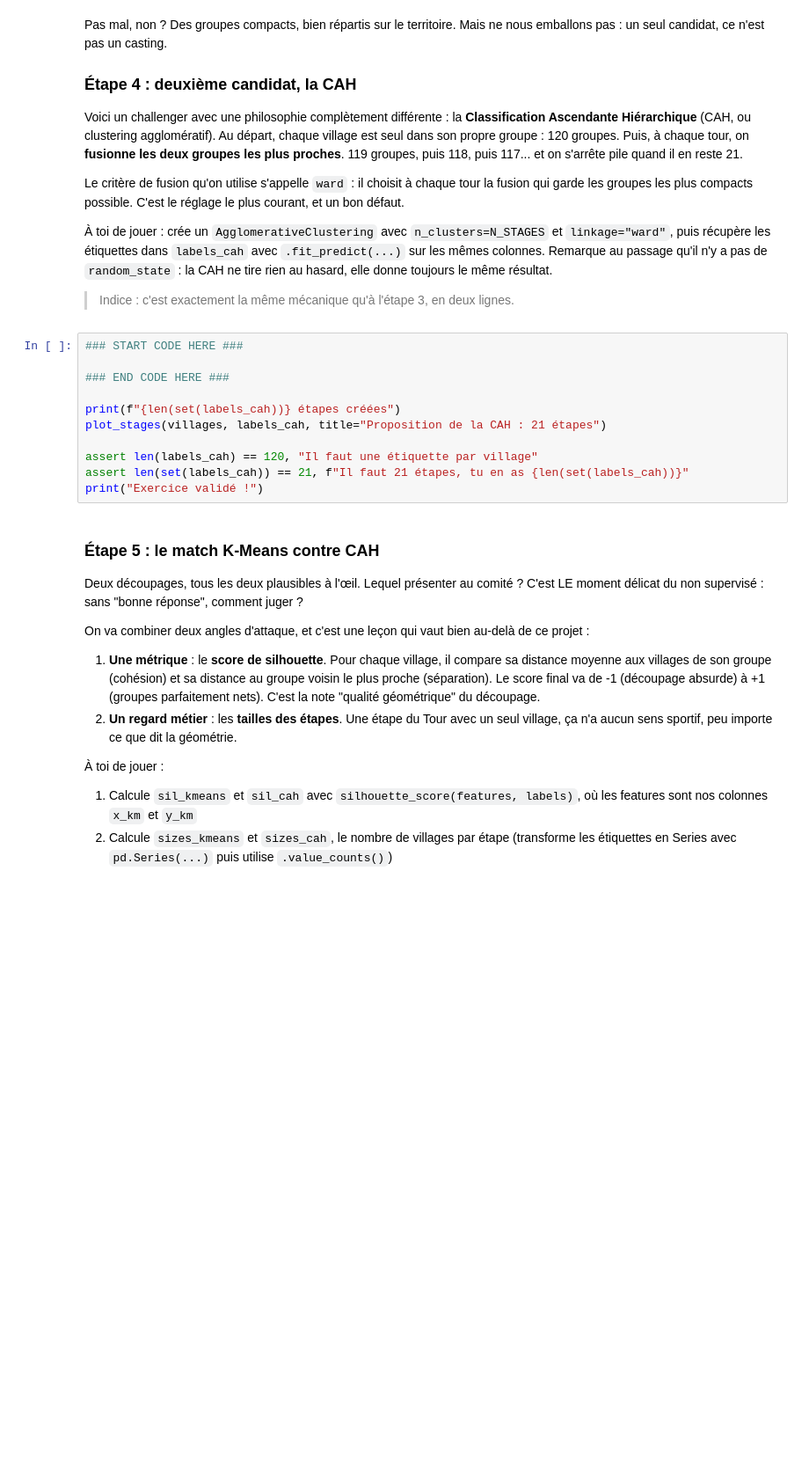
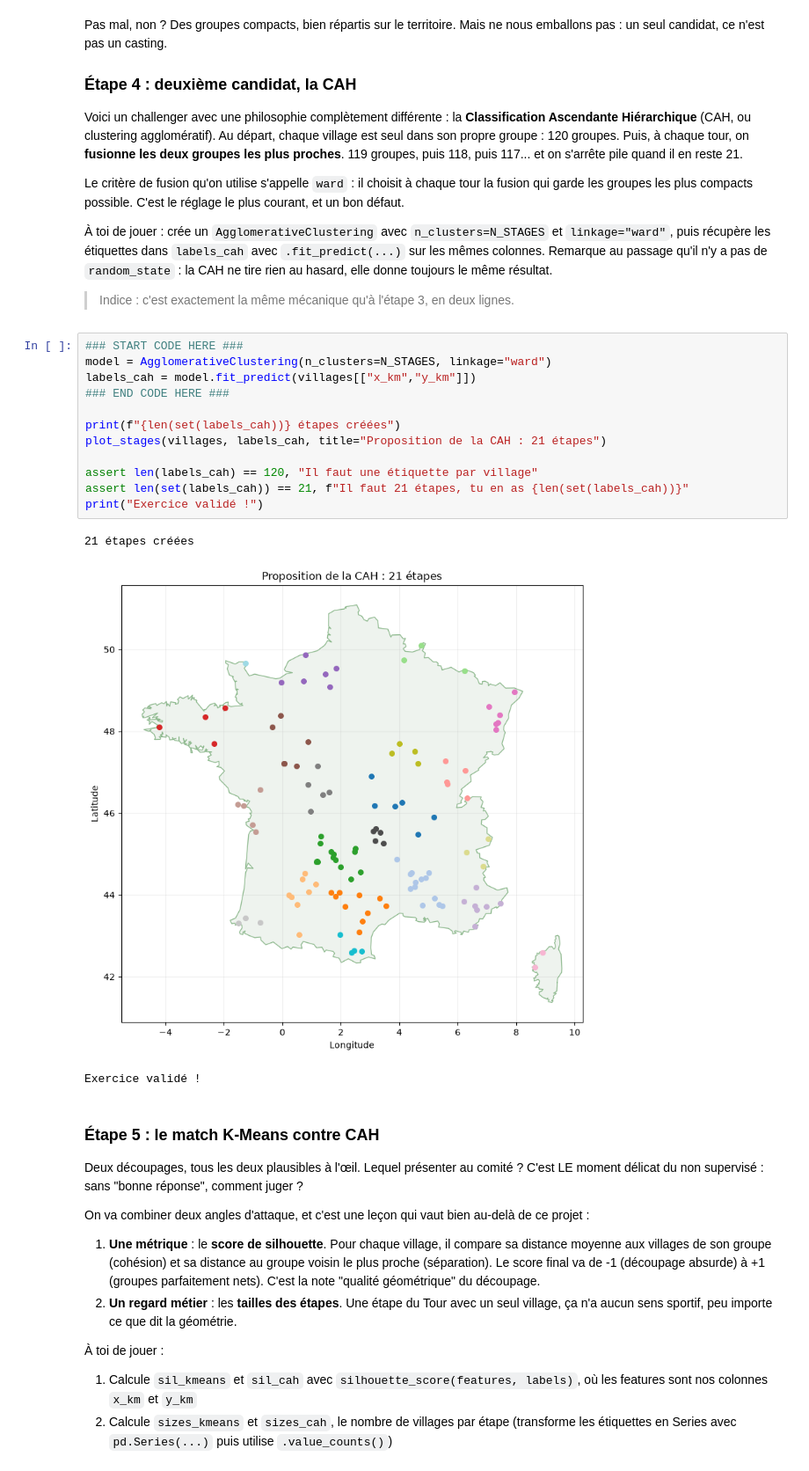
Before and after one commit to smazoyerdatascience/Cahier_Vacances_2026_Machine_Learnia, a Jupyter notebook: Projet_03/projet_03.ipynb, the cells around one changed output. Shown at 88% size. Saved outputs shown, nothing was run; the diff lists cells and outputs as text; blank space fills up the shorter version.

Commit message:
stage 5, Agglomerative clustering ok

```diff
--- a/Projet_03/projet_03.ipynb
+++ b/Projet_03/projet_03.ipynb
@@ -220,15 +220,20 @@ Le critère de fusion qu'on utilise s'appelle `ward` : il choisit à chaque tour
 > Indice : c'est exactement la même mécanique qu'à l'étape 3, en deux lignes.
 # %%
 ### START CODE HERE ###
-
+model = AgglomerativeClustering(n_clusters=N_STAGES, linkage="ward")
+labels_cah = model.fit_predict(villages[["x_km","y_km"]])
 ### END CODE HERE ###
 
 print(f"{len(set(labels_cah))} étapes créées")
 plot_stages(villages, labels_cah, title="Proposition de la CAH : 21 étapes")
 
 assert len(labels_cah) == 120, "Il faut une étiquette par village"
 assert len(set(labels_cah)) == 21, f"Il faut 21 étapes, tu en as {len(set(labels_cah))}"
 print("Exercice validé !")
+# %% [output]
+21 étapes créées
+[figure, added]
+Exercice validé !
 # %% [markdown]
 ### Étape 5 : le match K-Means contre CAH
 
```
